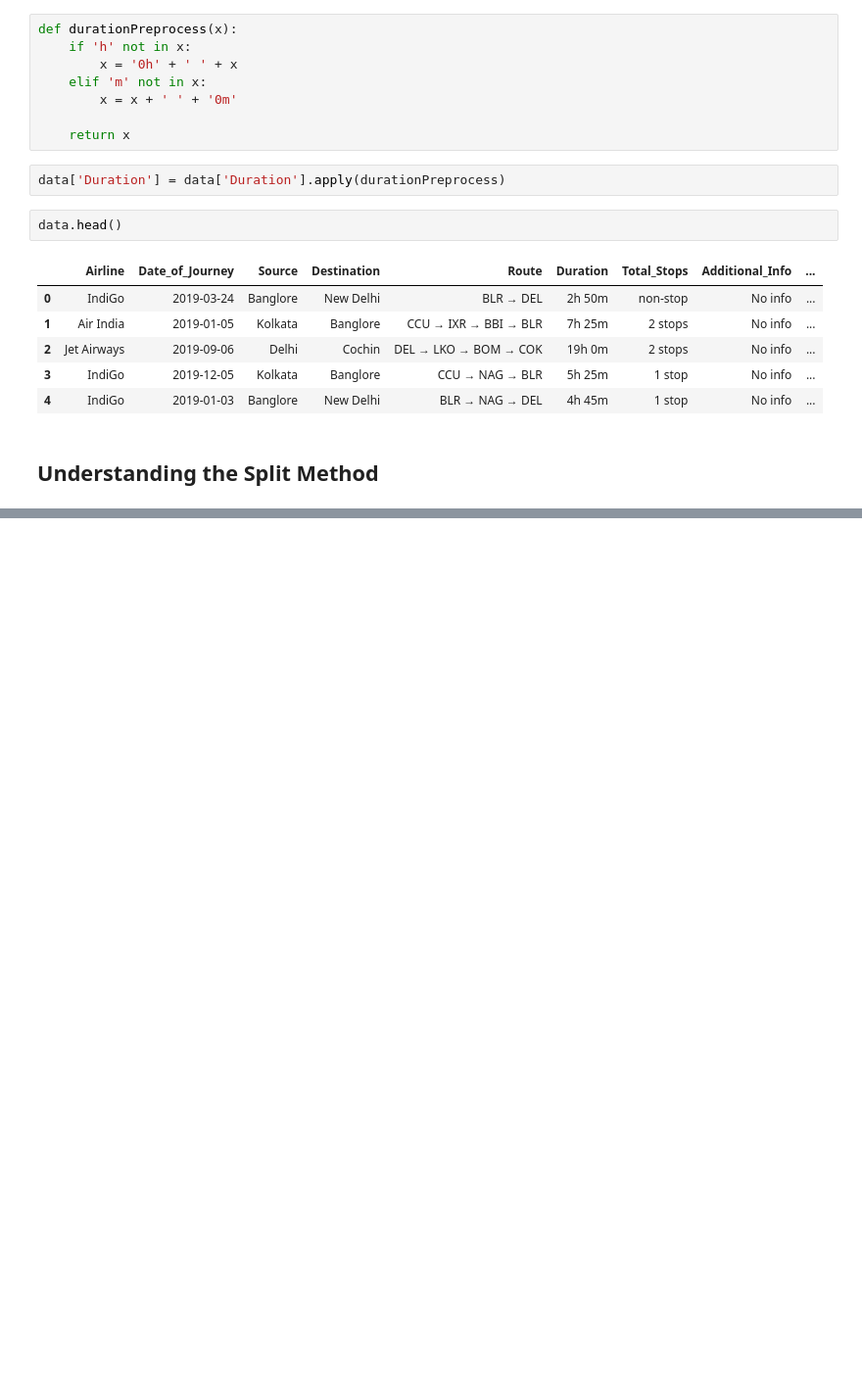
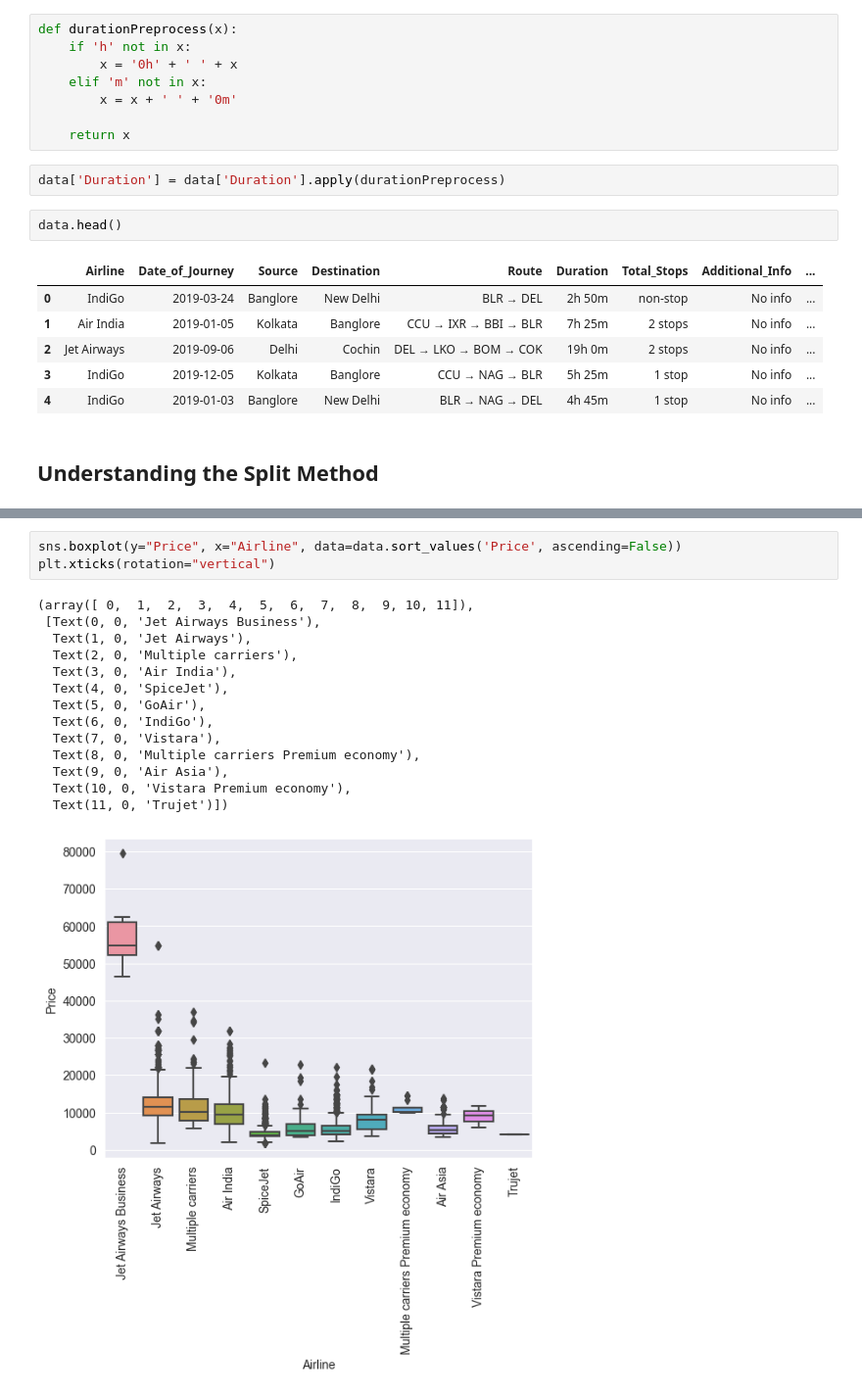
Before and after one commit to vgauss07/AdHocProjects, a Jupyter notebook: Airline_ticket.ipynb, the cells around one changed output, grey strips where cells are left out. Shown at 98% size. Cells and saved outputs as stored; diff of their text form; blank space fills up the shorter version.

Commit message:
Airline Ticket Prediction

```diff
--- a/Airline_ticket.ipynb
+++ b/Airline_ticket.ipynb
@@ -313,0 +400,18 @@ data.head()
+# %%
+sns.boxplot(y="Price", x="Airline", data=data.sort_values('Price', ascending=False))
+plt.xticks(rotation="vertical")
+# %% [output]
+(array([ 0,  1,  2,  3,  4,  5,  6,  7,  8,  9, 10, 11]),
+ [Text(0, 0, 'Jet Airways Business'),
+  Text(1, 0, 'Jet Airways'),
+  Text(2, 0, 'Multiple carriers'),
+  Text(3, 0, 'Air India'),
+  Text(4, 0, 'SpiceJet'),
+  Text(5, 0, 'GoAir'),
+  Text(6, 0, 'IndiGo'),
+  Text(7, 0, 'Vistara'),
+  Text(8, 0, 'Multiple carriers Premium economy'),
+  Text(9, 0, 'Air Asia'),
+  Text(10, 0, 'Vistara Premium economy'),
+  Text(11, 0, 'Trujet')])
+[figure, added]
```
Also changed, not shown: parts of 45 cells of this notebook.
